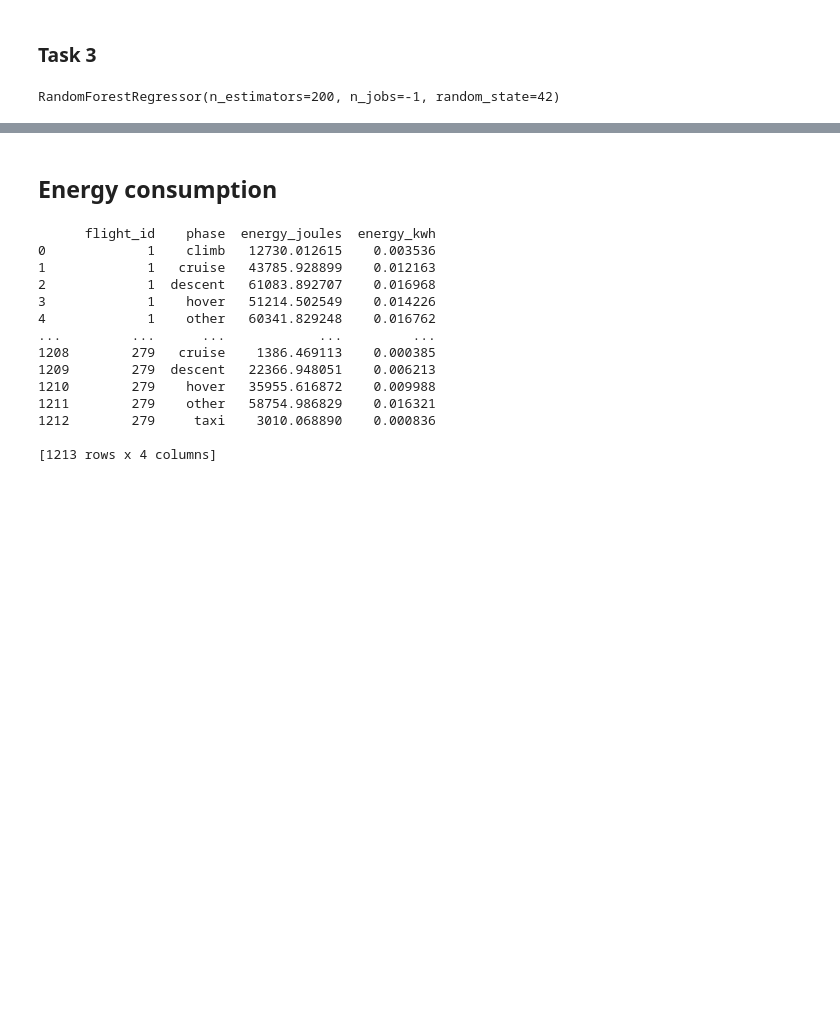
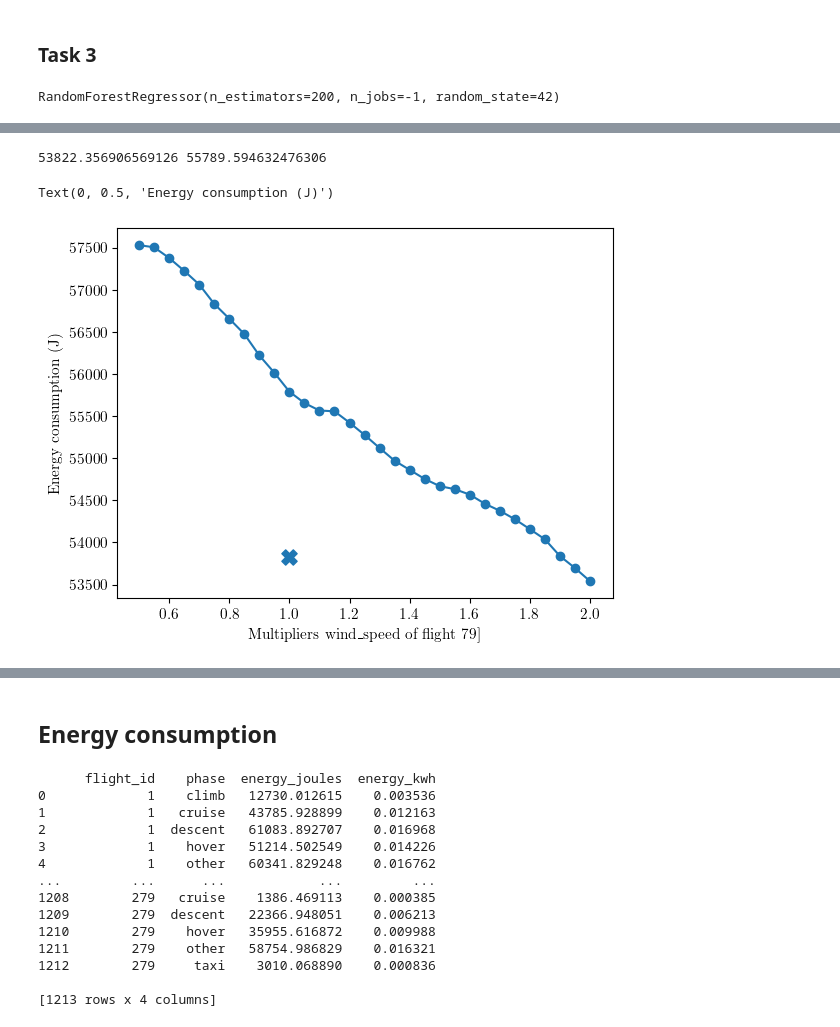
Before and after one commit to kanchanbansal-lab/Research_task, a Jupyter notebook: data_analysis_report.ipynb, the cells around one changed output, grey strips where cells are left out. Drawn from its saved outputs; the diff is of its cells as text; code cells hidden in the pictures; blank space fills up the shorter version.

```diff
--- a/data_analysis_report.ipynb
+++ b/data_analysis_report.ipynb
@@ -1025,0 +1055,50 @@ plt.savefig('phases_power_compare.pdf', dpi=300, bbox_inches='tight')
+# %%
+df_79["wind_speed"] = df[df["flight"] == 79]["wind_speed"]
+pred_power = rf.predict(df_79[feature_cols])
+
+# Extract time and power
+t = df_79["time"].values
+real_power = df_79["power_w"].values
+
+# Compute energy using trapezoidal rule (in joules)
+real_energy_joules = np.trapezoid(real_power, x=t)
+pred_energy_joules = np.trapezoid(pred_power, x=t)
+
+print(real_energy_joules, pred_energy_joules)
+# %% [output]
+53822.356906569126 55789.594632476306
+# %%
+# Extract time and real power
+t = df_79["time"].values
+real_power = df_79["power_w"].values
+
+# Real energy (J)
+real_energy_joules = np.trapezoid(real_power, x=t)
+
+# Sweep wind multipliers from 0.5x to 2.0x
+multipliers = np.linspace(0.5, 2.0, 31)
+
+pred_energies = []
+x_wind_multipliers = []
+
+for m in multipliers:
+    df_79["wind_speed"] = m * df[df["flight"] == 79]["wind_speed"]
+
+    pred_power = rf.predict(df_79[feature_cols])
+    pred_energy_joules = np.trapezoid(pred_power, x=t)
+
+    pred_energies.append(pred_energy_joules)
+    x_wind_multipliers.append(m)
+
+# --- Plot ---
+plt.figure()
+plt.plot(x_wind_multipliers, pred_energies, marker="o", label="Predicted energy (RF)")
+
+# Plot real energy at the *original* wind speed (mean used as x-position)
+plt.scatter([1], [real_energy_joules], s=120, marker="X", label="Real energy @ original wind speed")
+
+plt.xlabel("Multipliers wind_speed of flight 79]")
+plt.ylabel("Energy consumption (J)")
+# %% [output]
+Text(0, 0.5, 'Energy consumption (J)')
+[figure, added]
```
Also changed, not shown: parts of 12 cells of this notebook.
